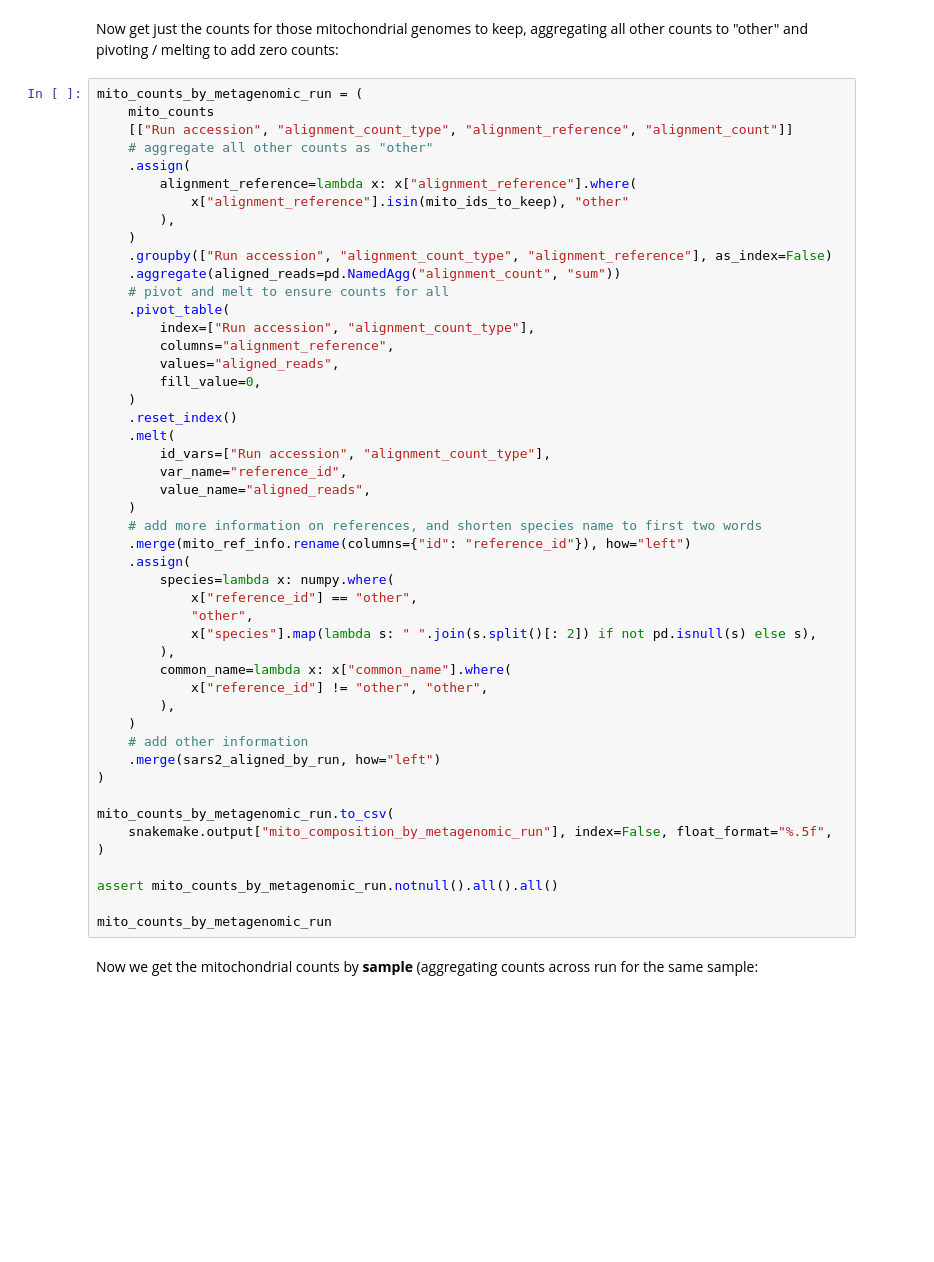
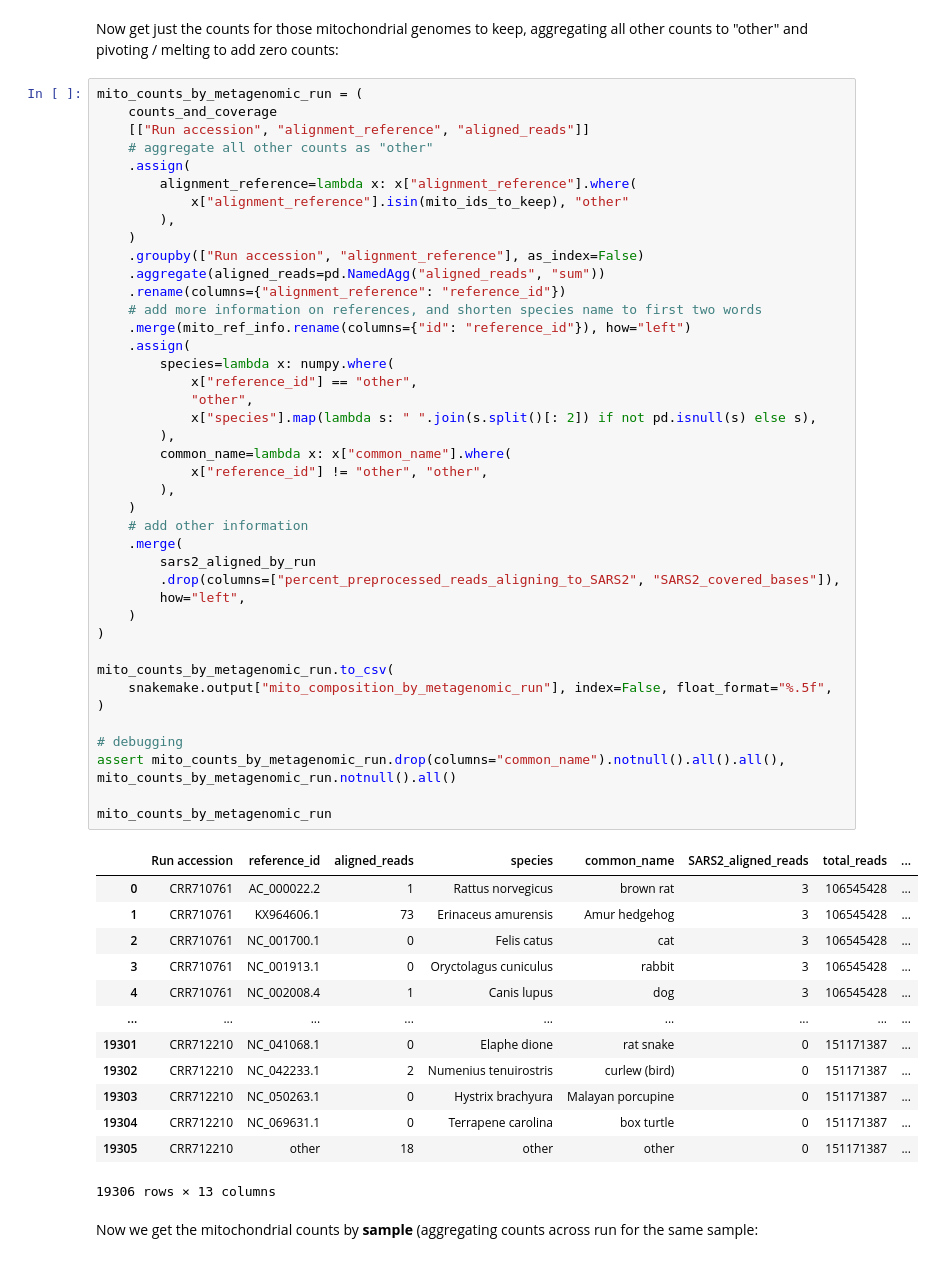
Before and after one commit to jbloom/Huanan_market_samples, a Jupyter notebook: notebooks/aggregate_all_counts.py.ipynb, the cells around one changed output. Cells and saved outputs as stored; diff of their text form; blank space fills up the shorter version.

```diff
--- a/notebooks/aggregate_all_counts.py.ipynb
+++ b/notebooks/aggregate_all_counts.py.ipynb
@@ -271,52 +387,59 @@ mito_ids_to_keep = mito_to_keep["alignment_reference"].tolist()
 Now get just the counts for those mitochondrial genomes to keep, aggregating all other counts to "other" and pivoting / melting to add zero counts:
 # %%
 mito_counts_by_metagenomic_run = (
-    mito_counts
-    [["Run accession", "alignment_count_type", "alignment_reference", "alignment_count"]]
+    counts_and_coverage
+    [["Run accession", "alignment_reference", "aligned_reads"]]
     # aggregate all other counts as "other"
     .assign(
         alignment_reference=lambda x: x["alignment_reference"].where(
             x["alignment_reference"].isin(mito_ids_to_keep), "other"
         ),
     )
-    .groupby(["Run accession", "alignment_count_type", "alignment_reference"], as_index=False)
-    .aggregate(aligned_reads=pd.NamedAgg("alignment_count", "sum"))
-    # pivot and melt to ensure counts for all
-    .pivot_table(
-        index=["Run accession", "alignment_count_type"],
-        columns="alignment_reference",
-        values="aligned_reads",
-        fill_value=0,
-    )
-    .reset_index()
-    .melt(
-        id_vars=["Run accession", "alignment_count_type"],
-        var_name="reference_id",
-        value_name="aligned_reads",
-    )
+    .groupby(["Run accession", "alignment_reference"], as_index=False)
+    .aggregate(aligned_reads=pd.NamedAgg("aligned_reads", "sum"))
+    .rename(columns={"alignment_reference": "reference_id"})
     # add more information on references, and shorten species name to first two words
     .merge(mito_ref_info.rename(columns={"id": "reference_id"}), how="left")
     .assign(
         species=lambda x: numpy.where(
             x["reference_id"] == "other",
             "other",
             x["species"].map(lambda s: " ".join(s.split()[: 2]) if not pd.isnull(s) else s),
         ),
         common_name=lambda x: x["common_name"].where(
             x["reference_id"] != "other", "other",
         ),
     )
     # add other information
-    .merge(sars2_aligned_by_run, how="left")
+    .merge(
+        sars2_aligned_by_run
+        .drop(columns=["percent_preprocessed_reads_aligning_to_SARS2", "SARS2_covered_bases"]),
+        how="left",
+    )
 )
 
 mito_counts_by_metagenomic_run.to_csv(
     snakemake.output["mito_composition_by_metagenomic_run"], index=False, float_format="%.5f",
 )
 
-assert mito_counts_by_metagenomic_run.notnull().all().all()
+# debugging
+assert mito_counts_by_metagenomic_run.drop(columns="common_name").notnull().all().all(), mito_counts_by_metagenomic_run.notnull().all()
 
 mito_counts_by_metagenomic_run
+# %% [output]
+|  | Run accession | reference_id | aligned_reads | species | common_name | SARS2_aligned_reads | total_reads | ... |
+| 0 | CRR710761 | AC_000022.2 | 1 | Rattus norvegicus | brown rat | 3 | 106545428 | ... |
+| 1 | CRR710761 | KX964606.1 | 73 | Erinaceus amurensis | Amur hedgehog | 3 | 106545428 | ... |
+| 2 | CRR710761 | NC_001700.1 | 0 | Felis catus | cat | 3 | 106545428 | ... |
+| 3 | CRR710761 | NC_001913.1 | 0 | Oryctolagus cuniculus | rabbit | 3 | 106545428 | ... |
+| 4 | CRR710761 | NC_002008.4 | 1 | Canis lupus | dog | 3 | 106545428 | ... |
+| ... | ... | ... | ... | ... | ... | ... | ... | ... |
+| 19301 | CRR712210 | NC_041068.1 | 0 | Elaphe dione | rat snake | 0 | 151171387 | ... |
+| 19302 | CRR712210 | NC_042233.1 | 2 | Numenius tenuirostris | curlew (bird) | 0 | 151171387 | ... |
+| 19303 | CRR712210 | NC_050263.1 | 0 | Hystrix brachyura | Malayan porcupine | 0 | 151171387 | ... |
+| 19304 | CRR712210 | NC_069631.1 | 0 | Terrapene carolina | box turtle | 0 | 151171387 | ... |
+| 19305 | CRR712210 | other | 18 | other | other | 0 | 151171387 | ... |
+19306 rows × 13 columns
 # %% [markdown]
 Now we get the mitochondrial counts by **sample** (aggregating counts across run for the same sample:
 # %%
```
Also changed, not shown: parts of 12 cells of this notebook, 4 other files.
